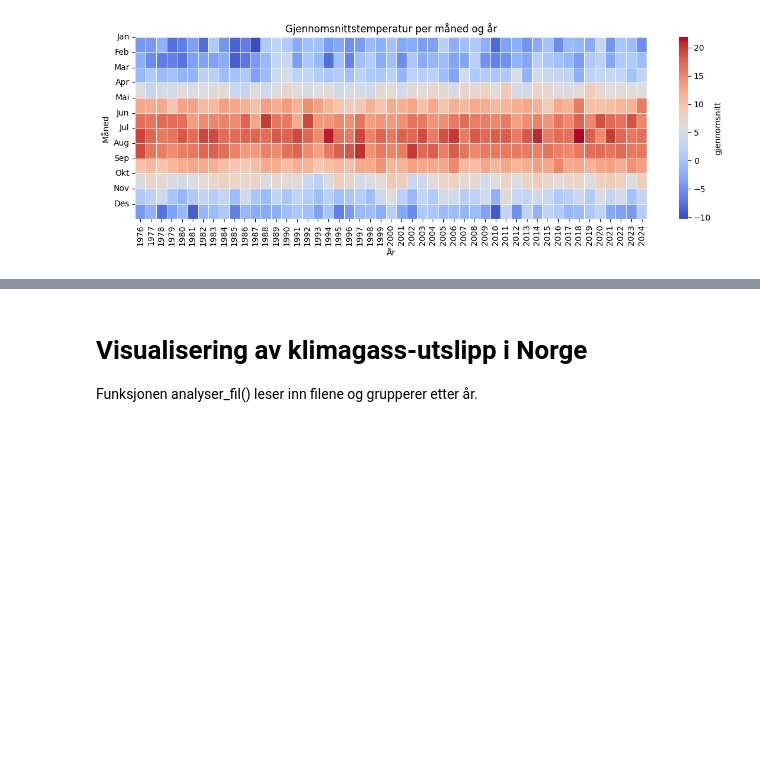
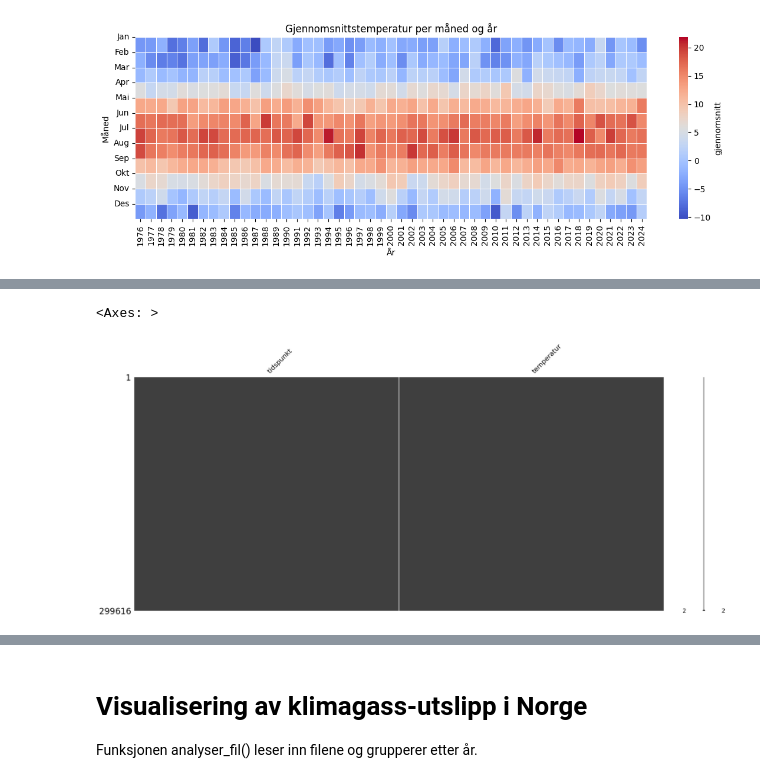
Before and after one commit to idunnbh/Mappe, a Jupyter notebook: notebooks/Visualisering.ipynb, the cells around one changed output, grey strips where cells are left out. Cells and saved outputs as stored; diff of their text form; code cells hidden in the pictures; blank space fills up the shorter version.

Commit message:
Dokumentert og forbedret visualiseringer av temp

```diff
--- a/notebooks/Visualisering.ipynb
+++ b/notebooks/Visualisering.ipynb
@@ -129,0 +148,9 @@ Et overblikk av fargeplottene viser spesielt en trend med at vi får varmere vin
+# %%
+import pandas as pd
+import missingno as msno
+
+df = pd.read_csv("../data/temp_gloshaugen_historisk_renset_ 50.csv")
+msno.matrix(df)
+# %% [output]
+<Axes: >
+[figure, added]
```
Also changed, not shown: parts of 16 cells of this notebook, 2 other files.
